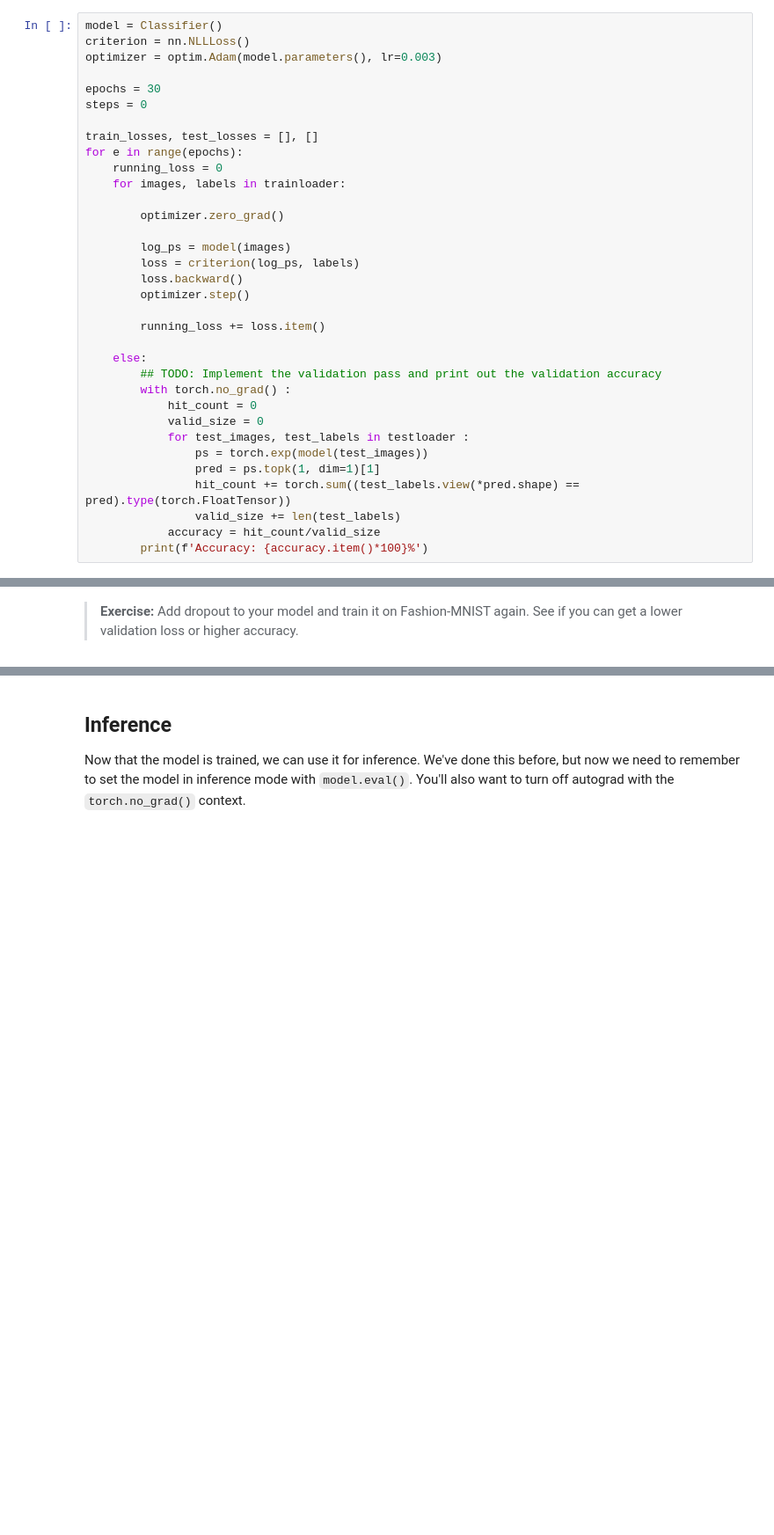
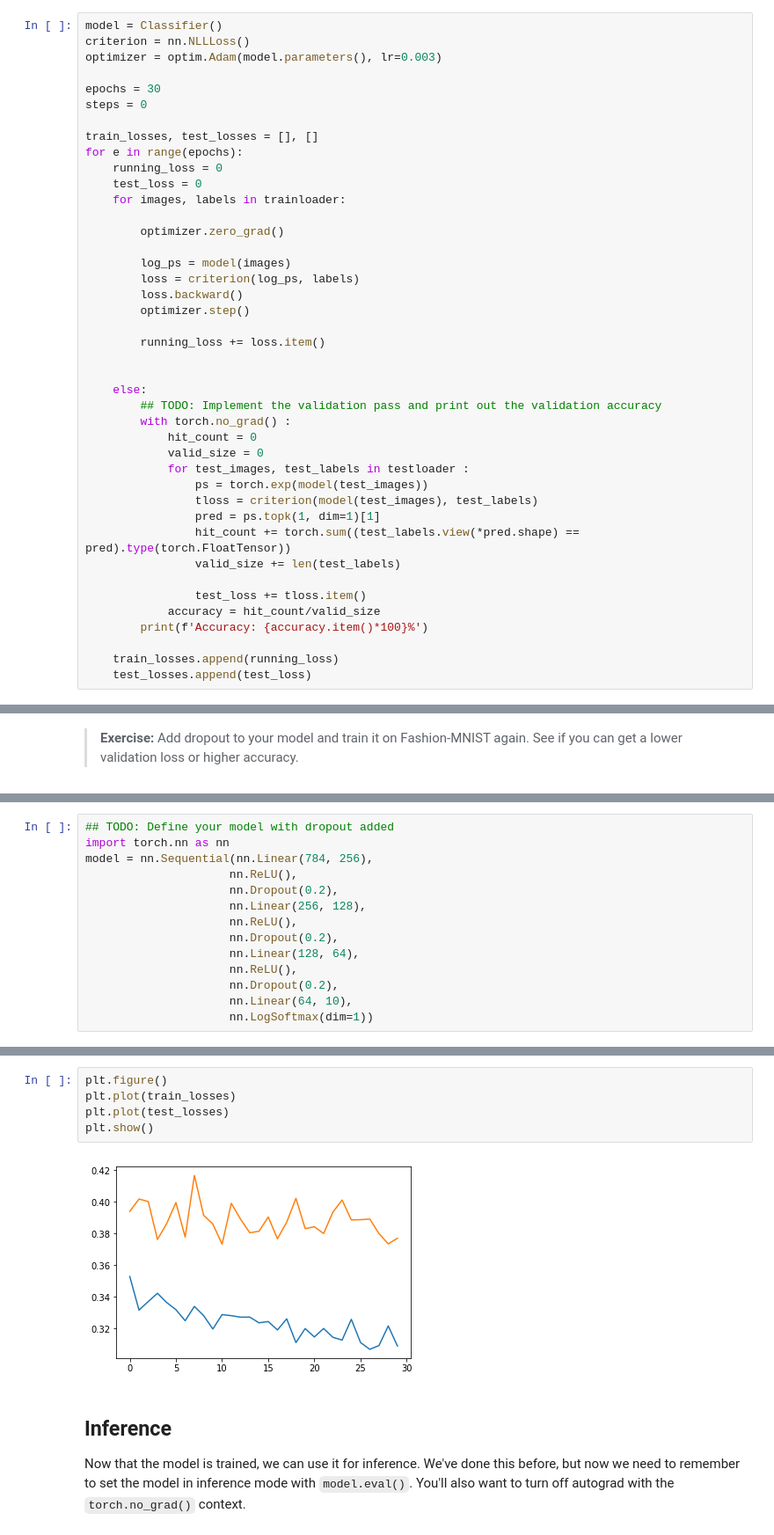
Before and after one commit to sborde/deep-learning-v2-pytorch, a Jupyter notebook: intro-to-pytorch/Part 5 - Inference and Validation (Exercises).ipynb, the cells around one changed output, grey strips where cells are left out. Shown at 88% size. Saved outputs shown, nothing was run; the diff lists cells and outputs as text; blank space fills up the shorter version.

```diff
--- a/intro-to-pytorch/Part 5 - Inference and Validation (Exercises).ipynb
+++ b/intro-to-pytorch/Part 5 - Inference and Validation (Exercises).ipynb
@@ -125,6 +132,7 @@ steps = 0
 train_losses, test_losses = [], []
 for e in range(epochs):
     running_loss = 0
+    test_loss = 0
     for images, labels in trainloader:
 
         optimizer.zero_grad()
@@ -136,6 +144,7 @@ for e in range(epochs):
 
         running_loss += loss.item()
 
+
     else:
         ## TODO: Implement the validation pass and print out the validation accuracy
         with torch.no_grad() :
@@ -143,9 +152,15 @@ for e in range(epochs):
             valid_size = 0
             for test_images, test_labels in testloader :
                 ps = torch.exp(model(test_images))
+                tloss = criterion(model(test_images), test_labels)
                 pred = ps.topk(1, dim=1)[1]
                 hit_count += torch.sum((test_labels.view(*pred.shape) == pred).type(torch.FloatTensor))
                 valid_size += len(test_labels)
+
+                test_loss += tloss.item()
             accuracy = hit_count/valid_size
         print(f'Accuracy: {accuracy.item()*100}%')
+
+    train_losses.append(running_loss)
+    test_losses.append(test_loss)
 # %% [output]
@@ -228,0 +240,14 @@ model.train()
+# %%
+## TODO: Define your model with dropout added
+import torch.nn as nn
+model = nn.Sequential(nn.Linear(784, 256),
+                     nn.ReLU(),
+                     nn.Dropout(0.2),
+                     nn.Linear(256, 128),
+                     nn.ReLU(),
+                     nn.Dropout(0.2),
+                     nn.Linear(128, 64),
+                     nn.ReLU(),
+                     nn.Dropout(0.2),
+                     nn.Linear(64, 10),
+                     nn.LogSoftmax(dim=1))
@@ -229,3 +340,10 @@ model.train()
+# %%
+plt.figure()
+plt.plot(train_losses)
+plt.plot(test_losses)
+plt.show()
+# %% [output]
+[figure, added]
 # %% [markdown]
 ## Inference
 
```
Also changed, not shown: parts of 9 cells of this notebook, 10 other files.
